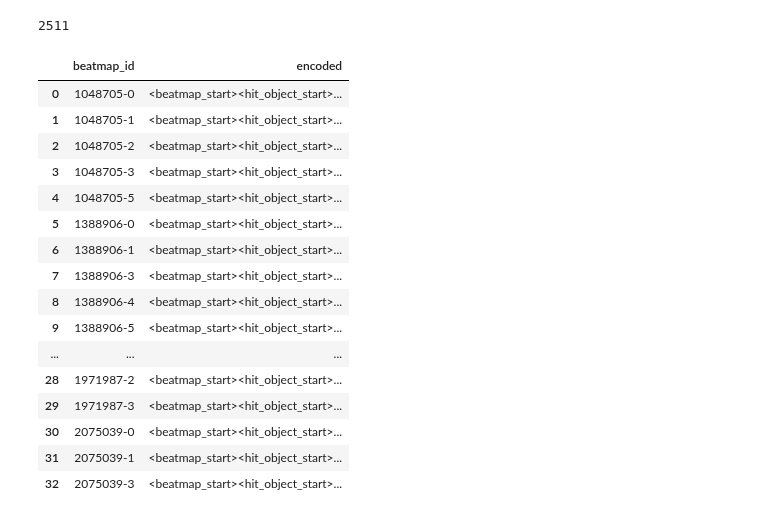
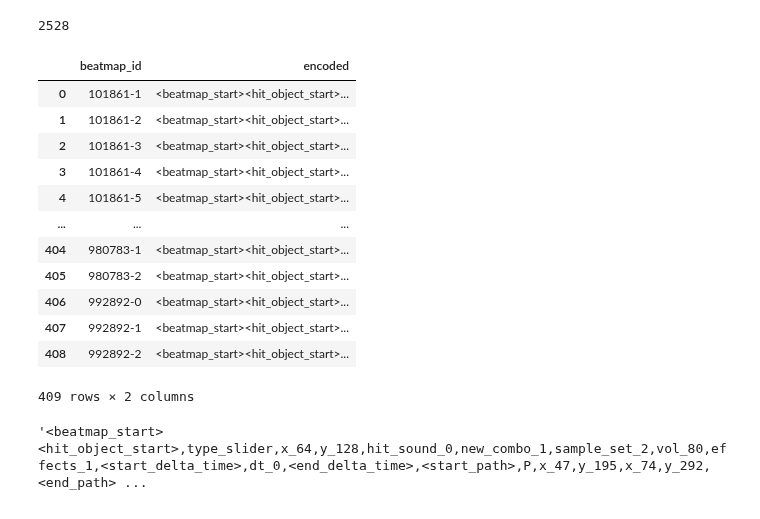
Before and after one commit to saliherdemk/osu-dataset-generator, a Jupyter notebook: notebooks/generate_vocab.ipynb, the cells around one changed output. Cells and saved outputs as stored; diff of their text form; code cells hidden in the pictures.

```diff
--- a/notebooks/generate_vocab.ipynb
+++ b/notebooks/generate_vocab.ipynb
@@ -8,14 +8,14 @@ x = [f"x_{i}" for i in range(0, 513, 32)]
 y = [f"y_{i}" for i in range(0, 386, 32)]
 hitsounds = [f"hit_sound_{i}" for i in range(0, 16, 2)]
 path = ["<start_path>", "<end_path>", "B", "L", "P"]
-repeat = [f"repeat_{i}" for i in range(0, 20)]
+repeat = [f"repeat_{i}" for i in range(0, 31)] +  ["<start_repeat>", "<end_repeat>"]
 new_combos = [f"new_combo_{i}" for i in range(2)]
 slider_velocity = [f"sv_{round(i,1)}" for i in np.arange(0, 37, 0.1)]
 sample_set = [f"sample_set_{i}" for i in range(4)]
 volume = [f"vol_{i}" for i in range(0, 101, 10)]
 effects = [f"effects_{i}" for i in range(2)]
-tick = [f"tick_{i}" for i in range(50)]
-delta_time = [f"dt_{i}" for i in range(2000)] + ["<start_delta_time>", "<end_delta_time>"]
+tick = [f"tick_{i}" for i in range(51)] + ["<start_tick>", "<end_tick>"]
+delta_time = [f"dt_{i}" for i in range(2001)] + ["<start_delta_time>", "<end_delta_time>"]
 
 vocab = {
     "special": special_tokens,
@@ -38,15 +38,15 @@ flat_vocab = []
 for group in vocab.values():
     flat_vocab.extend(group)
 
-with open("Tokenizer/vocab/vocab.json", "w") as f:
+with open("/home/saliherdemk/projects/osu-dataset-generator/Tokenizer/vocab/vocab.json", "w") as f:
     json.dump(vocab, f, indent=2)
 
-with open("Tokenizer/vocab/vocab_list.json", "w") as f:
+with open("/home/saliherdemk/projects/osu-dataset-generator/Tokenizer/vocab/vocab_list.json", "w") as f:
     json.dump(flat_vocab, f, indent=2)
 
 print(len(flat_vocab))
 # %% [output]
-2511
+2528
 # %%
 import pandas as pd
 
@@ -71,6 +71,23 @@ def get_delta_time(dt):
     result += ["dt_" + str(n), "<end_delta_time>"]
     return ",".join(result)
 
+def get_tick(t):
+    result = ["<start_tick>"]
+    m = t // 50
+    n = t % 50
+    for _ in range(m):
+        result.append("tick_50")
+    result += ["tick_" + str(n), "<end_tick>"]
+    return ",".join(result)
+
+def get_repeat(r):
+    result = ["<start_repeat>"]
+    m = r // 30
+    n = r % 30
+    for _ in range(m):
+        result.append("repeat_30")
+    result += ["repeat_" + str(n), "<end_repeat>"]
+    return ",".join(result)
 
 def encode(beatmap):
     encoded = ["<beatmap_start>"]
@@ -94,43 +111,42 @@ def encode(beatmap):
 
         if hit_obj_type == "slider":
             path = parse_path(row["path"])
-            repeat = f"repeat_{row["repeat"]}"
+            repeat = get_repeat(row["repeat"])
             slider_velocity = f"sv_{round(row["slider_velocity"], 1)}"
             hit_obj += [path, repeat, slider_velocity]
 
         if hit_obj_type != "circle":
-            tick = f"tick_{row["tick"]}"
-            hit_obj.append(tick)
+            hit_obj.append(get_tick(row["tick"]))
 
         hit_obj.append("<hit_object_end>")
         encoded.append(",".join(hit_obj))
     encoded.append("<beatmap_end>")
     return "".join(encoded)
 # %%
-df = pd.read_csv("/home/saliherdemk/osu-dataset/formatted/formatted.csv")
+df = pd.read_csv("/home/saliherdemk/osu_dataset/formatted/formatted.csv")
 grouped = df.groupby('id')
 
 dataset = []
 for key, df in grouped:
     dataset.append({"beatmap_id": key, "encoded": encode(df)})
 
 new_df = pd.DataFrame(dataset)
 new_df
 # %% [output]
 |  | beatmap_id | encoded |
-| 0 | 1048705-0 | <beatmap_start><hit_object_start>... |
-| 1 | 1048705-1 | <beatmap_start><hit_object_start>... |
-| 2 | 1048705-2 | <beatmap_start><hit_object_start>... |
-| 3 | 1048705-3 | <beatmap_start><hit_object_start>... |
-| 4 | 1048705-5 | <beatmap_start><hit_object_start>... |
-| 5 | 1388906-0 | <beatmap_start><hit_object_start>... |
-| 6 | 1388906-1 | <beatmap_start><hit_object_start>... |
-| 7 | 1388906-3 | <beatmap_start><hit_object_start>... |
-| 8 | 1388906-4 | <beatmap_start><hit_object_start>... |
-| 9 | 1388906-5 | <beatmap_start><hit_object_start>... |
+| 0 | 101861-1 | <beatmap_start><hit_object_start>... |
+| 1 | 101861-2 | <beatmap_start><hit_object_start>... |
+| 2 | 101861-3 | <beatmap_start><hit_object_start>... |
+| 3 | 101861-4 | <beatmap_start><hit_object_start>... |
+| 4 | 101861-5 | <beatmap_start><hit_object_start>... |
 | ... | ... | ... |
-| 28 | 1971987-2 | <beatmap_start><hit_object_start>... |
-| 29 | 1971987-3 | <beatmap_start><hit_object_start>... |
-| 30 | 2075039-0 | <beatmap_start><hit_object_start>... |
-| 31 | 2075039-1 | <beatmap_start><hit_object_start>... |
-| 32 | 2075039-3 | <beatmap_start><hit_object_start>... |
+| 404 | 980783-1 | <beatmap_start><hit_object_start>... |
+| 405 | 980783-2 | <beatmap_start><hit_object_start>... |
+| 406 | 992892-0 | <beatmap_start><hit_object_start>... |
+| 407 | 992892-1 | <beatmap_start><hit_object_start>... |
+| 408 | 992892-2 | <beatmap_start><hit_object_start>... |
+409 rows × 2 columns
+# %%
+new_df["encoded"][1]
+# %% [output]
+'<beatmap_start><hit_object_start>,type_slider,x_64,y_128,hit_sound_0,new_combo_1,sample_set_2,vol_80,effects_1,<start_delta_time>,dt_0,<end_delta_time>,<start_path>,P,x_47,y_195,x_74,y_292,<end_path> ...
```
Also changed, not shown: 4 other files.
